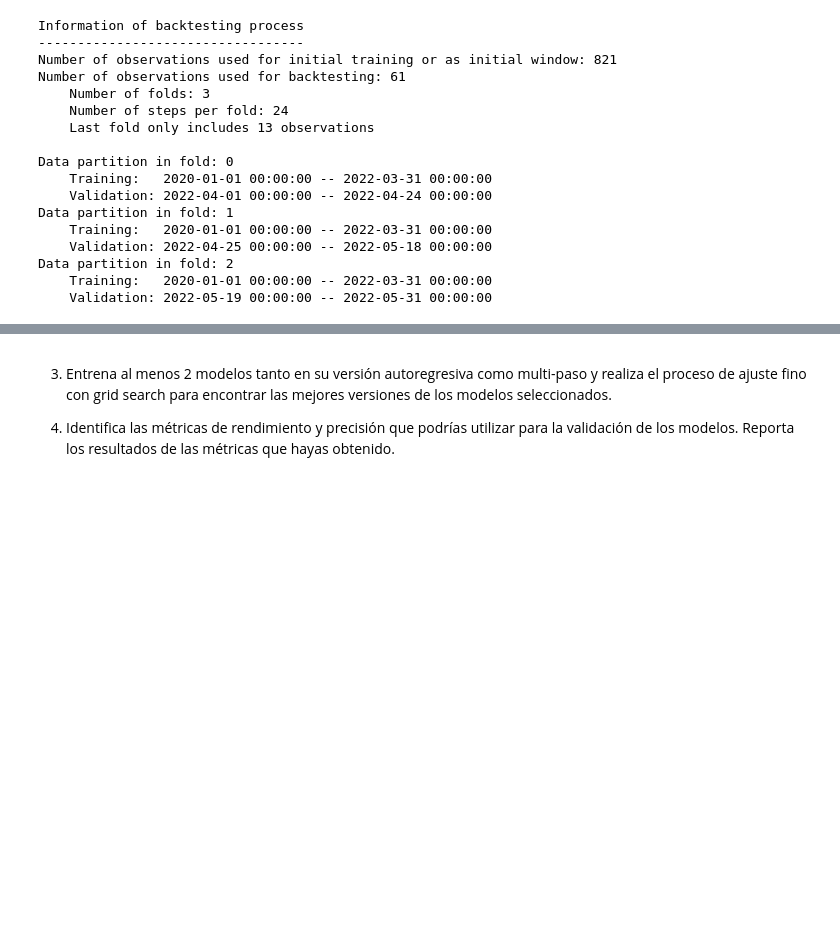
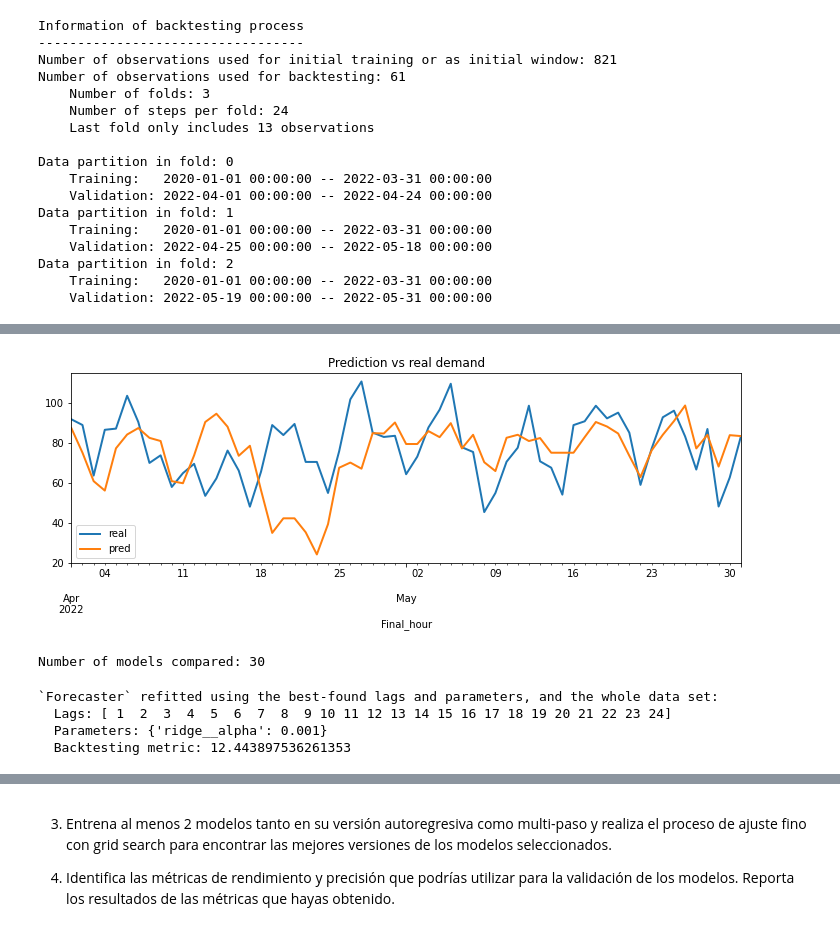
Before and after one commit to a01625364/prisma, a Jupyter notebook: ipynb/Evi2Ent3.ipynb, the cells around one changed output, grey strips where cells are left out. Drawn from its saved outputs; the diff is of its cells as text; code cells hidden in the pictures; blank space fills up the shorter version.

```diff
--- a/ipynb/Evi2Ent3.ipynb
+++ b/ipynb/Evi2Ent3.ipynb
@@ -893,8 +895,8 @@ AttributeError: 'DataFrame' object has no attribute 'Demand'
 # ==============================================================================
 metric3, predictions3 = backtesting_forecaster(
                             forecaster = forecaster3,
-                            y          = df_Final.rooms_occupied,
-                            initial_train_size = len(df_Final.loc[:end_validation]),
+                            y          = df.rooms_occupied,
+                            initial_train_size = len(df.loc[:end_validation]),
                             fixed_train_size   = False,
                             steps      = 24,
                             metric     = 'mean_absolute_error',
@@ -938,8 +944,43 @@ ax.legend();
 # %%
 # Plot3
 # ==============================================================================
 fig, ax = plt.subplots(figsize=(12, 3.5))
-df_Final.loc[predictions3.index, 'rooms_occupied'].plot(ax=ax, linewidth=2, label='real')
+df.loc[predictions3.index, 'rooms_occupied'].plot(ax=ax, linewidth=2, label='real')
 predictions3.plot(linewidth=2, label='prediction', ax=ax)
 ax.set_title('Prediction vs real demand')
 ax.legend();
+# %% [output]
+[figure, added]
+# %%
+# Hyperparameter Grid search Ridge
+# ==============================================================================
+forecaster = ForecasterAutoreg(
+                    regressor = make_pipeline(StandardScaler(), Ridge()),
+                    lags      = 24 # This value will be replaced in the grid search
+             )
+
+# Lags used as predictors
+lags_grid = [5, 24, [1, 2, 3, 23, 24, 25, 47, 48, 49]] # 5 = last 5 hours, 24 = last 24 hours, [1,2,3,..,48,49] = those particular hours
+
+# Regressor's hyperparameters
+param_grid = {'ridge__alpha': np.logspace(-3, 5, 10)}
+
+results_grid = grid_search_forecaster(
+                        forecaster  = forecaster,
+                        y           = df.loc[:end_validation, 'rooms_occupied'],
+                        param_grid  = param_grid,
+                        lags_grid   = lags_grid,
+                        steps       = 24,
+                        metric      = 'mean_absolute_error',
+                        refit       = False,
+                        initial_train_size = len(df[:end_train]),
+                        fixed_train_size   = False,
+                        return_best = True,
+                        verbose     = False
+                 )
+# %% [output]
+Number of models compared: 30
+`Forecaster` refitted using the best-found lags and parameters, and the whole data set:
+  Lags: [ 1  2  3  4  5  6  7  8  9 10 11 12 13 14 15 16 17 18 19 20 21 22 23 24]
+  Parameters: {'ridge__alpha': 0.001}
+  Backtesting metric: 12.443897536261353
```
Also changed, not shown: parts of 36 cells of this notebook.
